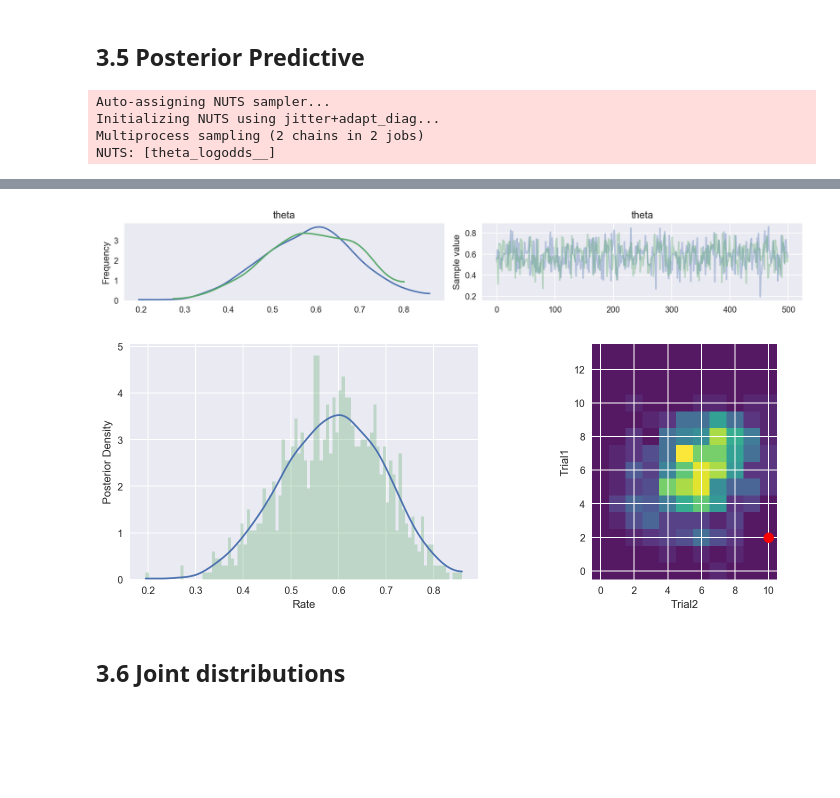
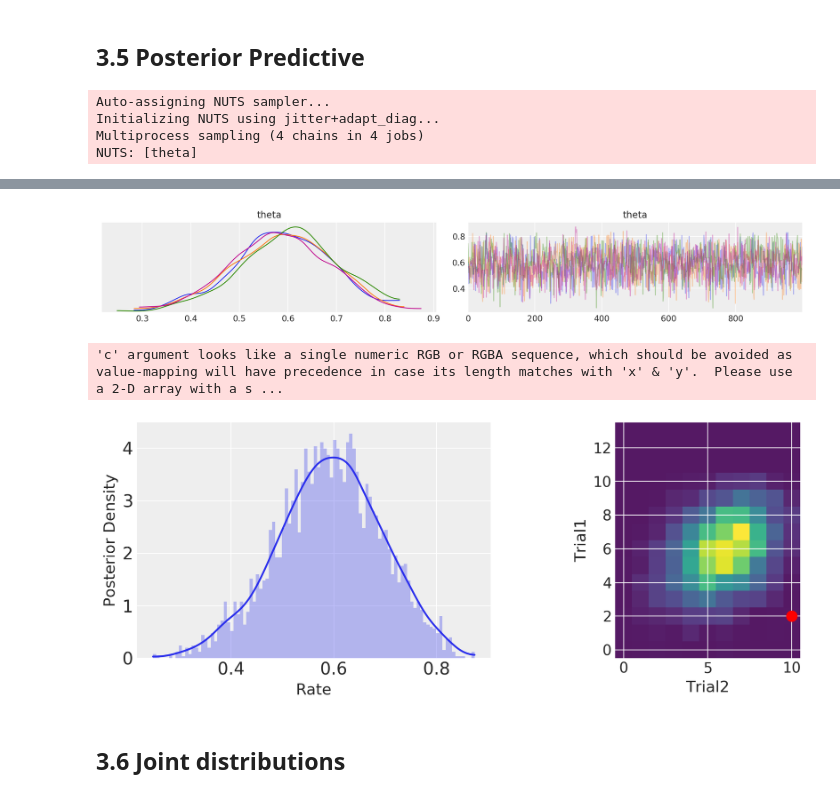
Before and after one commit to pymc-devs/pymc-resources, a Jupyter notebook: BCM/ParameterEstimation/Binomial.ipynb, the cells around one changed output, grey strips where cells are left out. Drawn from its saved outputs; the diff is of its cells as text; code cells hidden in the pictures; blank space fills up the shorter version.

Commit message:
Updated Binomial NB

```diff
--- a/BCM/ParameterEstimation/Binomial.ipynb
+++ b/BCM/ParameterEstimation/Binomial.ipynb
@@ -1,13 +1,23 @@
 # %%
-import pymc3 as pm
+import warnings
+
+import arviz as az
+import matplotlib.pyplot as plt
 import numpy as np
 import pandas as pd
-import matplotlib.pyplot as plt
+import pymc3 as pm
 import seaborn as sns
 
-%matplotlib inline
+from matplotlib import gridspec
+from scipy import sparse, special, stats
+from theano import tensor as tt
+
 %config InlineBackend.figure_format = 'retina'
-plt.style.use('seaborn-darkgrid')
+warnings.simplefilter(action="ignore", category=FutureWarning)
+RANDOM_SEED = 8927
+np.random.seed(286)
+# %%
+az.style.use("arviz-darkgrid")
 # %% [markdown]
 # Chapter 3 - Inferences with binomials
 ## 3.1 Inferring a rate
@@ -118,10 +136,10 @@ with pm.Model() as model3:
     # observed
     x = pm.Binomial('x', n=n, p=theta, observed=k)
     # inference
-    trace3 = pm.sample(1e3)
+    trace3 = pm.sample()
 
-pm.traceplot(trace3, varnames=['theta']);
-pm.summary(trace3).round(3)
+idata3 = az.from_pymc3(trace3)
+az.summary(idata3)
 # %% [output]
 Auto-assigning NUTS sampler...
 Initializing NUTS using jitter+adapt_diag...
@@ -148,18 +168,11 @@ n = 15
 # k = 24
 # n = 121
 
-# prior only model - no observation
-with pm.Model() as model_prior:
-    theta = pm.Beta('theta', alpha=1, beta=1)
-    x = pm.Binomial('x', n=n, p=theta)
-    trace_prior = pm.sample(1000, compute_convergence_checks=False)
-
-# with observation
 with pm.Model() as model_obs:
     theta = pm.Beta('theta', alpha=1, beta=1)
     x = pm.Binomial('x', n=n, p=theta, observed=k)
-    trace_obs = pm.sample(1000)
 
-# prediction (sample from trace)
-ppc = pm.sample_ppc(trace_obs, samples=500, model=model_obs)
+    priors = pm.sample_prior_predictive()
+    trace_obs = pm.sample()
+    ppc = pm.sample_posterior_predictive(trace_obs)
 # %% [output]
@@ -215,12 +225,13 @@ with pm.Model() as model5:
     x2 = pm.Binomial('x2', n=n2, p=theta, observed=k2)
     # inference
     trace5 = pm.sample()
+    # prediction (sample from trace)
+    ppc5 = pm.sample_posterior_predictive(trace5)
 
-pm.traceplot(trace5, varnames=['theta']);
-# prediction (sample from trace)
-ppc5 = pm.sample_ppc(trace5, samples=500, model=model5)
+idata5 = az.from_pymc3(trace5)
+az.plot_trace(idata5, var_names=['theta']);
 # %% [output]
 Auto-assigning NUTS sampler...
 Initializing NUTS using jitter+adapt_diag...
-Multiprocess sampling (2 chains in 2 jobs)
-NUTS: [theta_logodds__]
+Multiprocess sampling (4 chains in 4 jobs)
+NUTS: [theta]
@@ -227,30 +241,29 @@ NUTS: [theta_logodds__]
-[figure, old version]
+[figure, new version]
 # %%
-from matplotlib import gridspec
-
 fig = plt.figure(figsize=(12, 4))
 gs = gridspec.GridSpec(1,2, width_ratios=[2, 3])
 ax0 = plt.subplot(gs[0])
 
-pm.kdeplot(trace5['theta'], ax=ax0)
-ax0.hist(trace5['theta'], bins=100, normed=1, alpha=.3)
-plt.xlabel('Rate')
-plt.ylabel('Posterior Density')
+az.plot_kde(trace5['theta'], ax=ax0)
+ax0.hist(trace5['theta'], bins=100, density=1, alpha=.3)
+ax0.set_xlabel('Rate')
+ax0.set_ylabel('Posterior Density')
 
 ax1 = plt.subplot(gs[1])
 predx1 = ppc5['x1']
 predx2 = ppc5['x2']
 
-from scipy import sparse
 A = sparse.csc_matrix((np.ones(len(predx1)), (predx1, predx2)),
                       shape=(n1+1, n2+1)).todense()
 ax1.imshow(A, alpha=.9, origin='lower', cmap='viridis')
 ax1.scatter(k2, k1, s=100, c=[1,0,0])
-plt.xlabel('Trial2')
-plt.ylabel('Trial1')
+ax1.set_xlabel('Trial2')
+ax1.set_ylabel('Trial1')
+
 plt.tight_layout();
 # %% [output]
+'c' argument looks like a single numeric RGB or RGBA sequence, which should be avoided as value-mapping will have precedence in case its length matches with 'x' & 'y'.  Please use a 2-D array with a s ...
-[figure, old version]
+[figure, new version]
 # %% [markdown]
 ## 3.6 Joint distributions
 # %%
```
Also changed, not shown: parts of 19 cells of this notebook.
